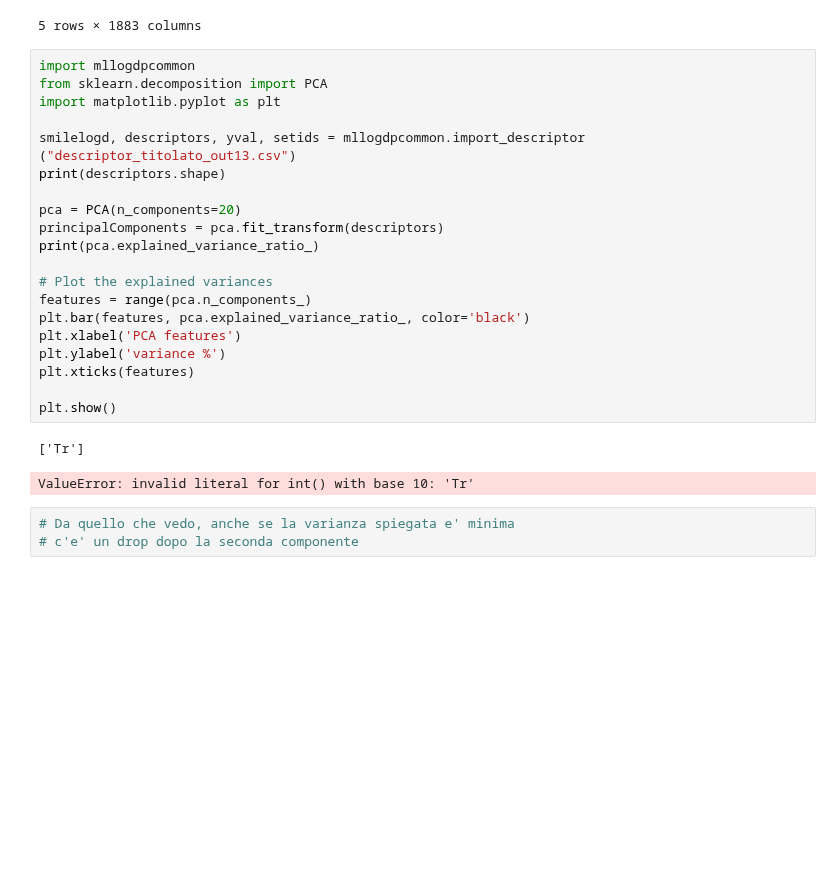
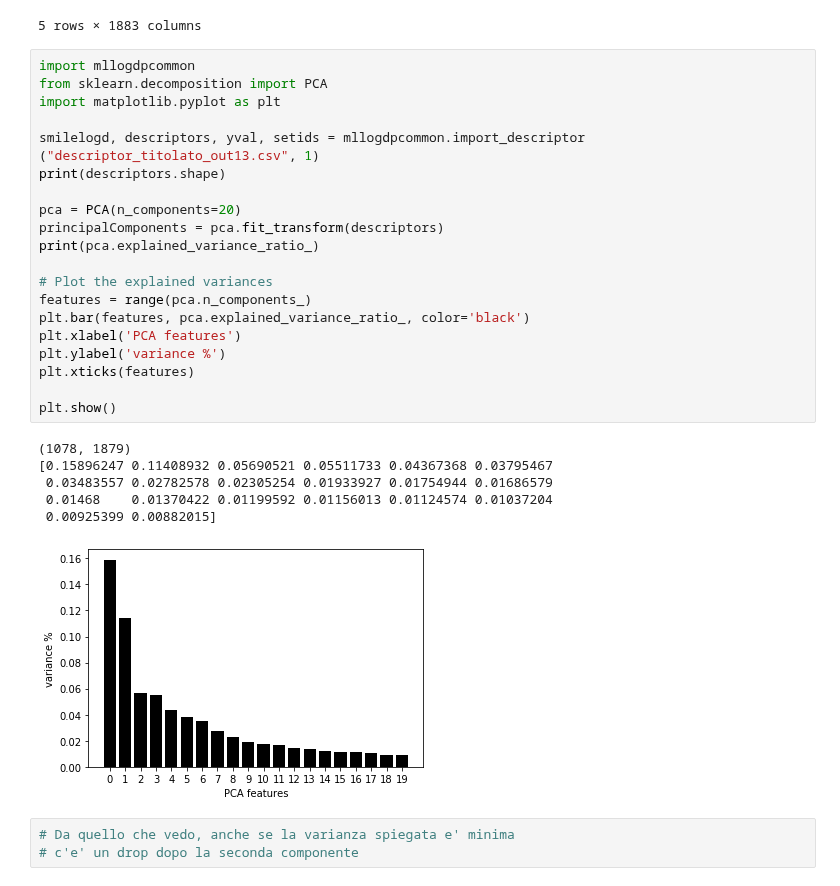
Before and after one commit to lstorchi/mllogdp, a Jupyter notebook: initialtests.ipynb, the cells around one changed output. Drawn from its saved outputs; the diff is of its cells as text; blank space fills up the shorter version.

```diff
--- a/initialtests.ipynb
+++ b/initialtests.ipynb
@@ -120,26 +120,30 @@ print(dataframe.shape)
 # %%
 import mllogdpcommon
 from sklearn.decomposition import PCA
 import matplotlib.pyplot as plt
 
-smilelogd, descriptors, yval, setids = mllogdpcommon.import_descriptor ("descriptor_titolato_out13.csv")
+smilelogd, descriptors, yval, setids = mllogdpcommon.import_descriptor ("descriptor_titolato_out13.csv", 1)
 print(descriptors.shape)
 
 pca = PCA(n_components=20)
 principalComponents = pca.fit_transform(descriptors)
 print(pca.explained_variance_ratio_)
 
 # Plot the explained variances
 features = range(pca.n_components_)
 plt.bar(features, pca.explained_variance_ratio_, color='black')
 plt.xlabel('PCA features')
 plt.ylabel('variance %')
 plt.xticks(features)
 
 plt.show()
 # %% [output]
-['Tr']
+(1078, 1879)
+[0.15896247 0.11408932 0.05690521 0.05511733 0.04367368 0.03795467
+ 0.03483557 0.02782578 0.02305254 0.01933927 0.01754944 0.01686579
+ 0.01468    0.01370422 0.01199592 0.01156013 0.01124574 0.01037204
+ 0.00925399 0.00882015]
-ValueError: invalid literal for int() with base 10: 'Tr'
+[figure, added]
 # %%
 # Da quello che vedo, anche se la varianza spiegata e' minima
 # c'e' un drop dopo la seconda componente
```
